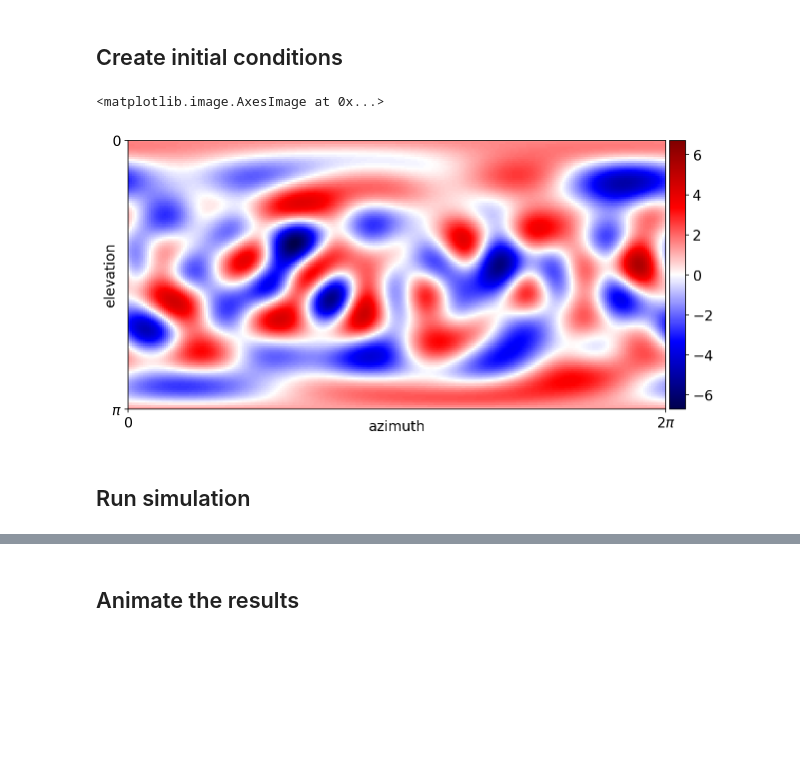
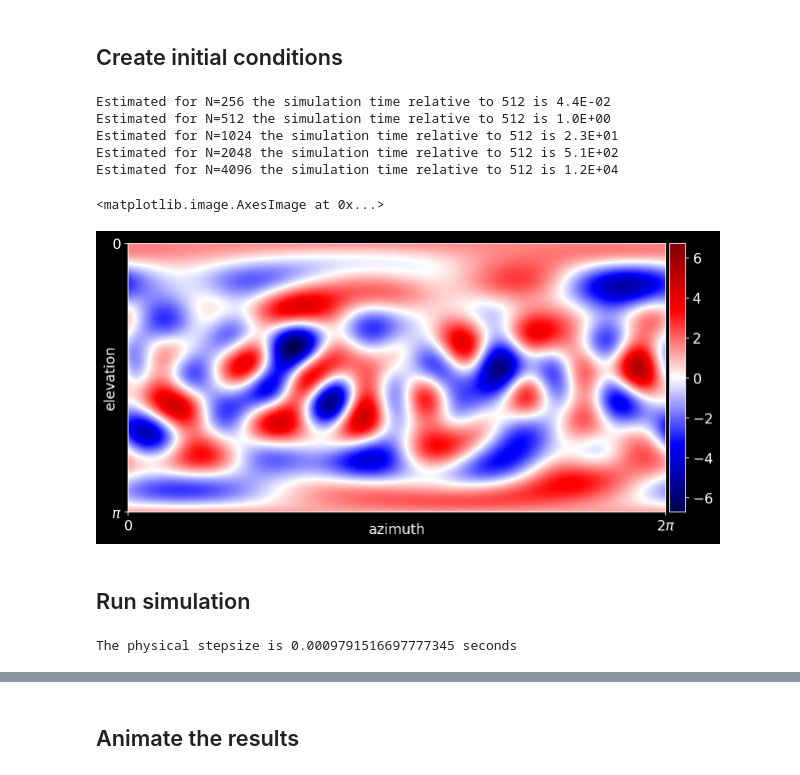
Before and after one commit to klasmodin/quflow, a Jupyter notebook: notebooks/basic-example.ipynb, the cells around one changed output, grey strips where cells are left out. Drawn from its saved outputs; the diff is of its cells as text; code cells hidden in the pictures; blank space fills up the shorter version.

Commit message:
Support for up- and downsampling in plots and animations. Also updated notebook example.

```diff
--- a/notebooks/basic-example.ipynb
+++ b/notebooks/basic-example.ipynb
@@ -5,3 +5,4 @@ import matplotlib.pyplot as plt
 import h5py
 plt.rc('figure', figsize=(10,15))
 plt.rc('font', size=14)
+plt.style.use('dark_background')
@@ -55,12 +64,21 @@ omegar = np.array([-1.94289029e-16,  9.34389008e-15,  1.68615122e-15, -1.5930918
 
 # Convert to matrix representation
 W0 = qf.shr2mat(omegar, N=N)
+# %%
+for NN in [256, 512, 1024, 2048, 4096]:
+    print( "Estimated for N={} the simulation time relative to 512 is {:.1E}".format(NN, NN**4.5/(512**4.5)) )
+# %% [output]
+Estimated for N=256 the simulation time relative to 512 is 4.4E-02
+Estimated for N=512 the simulation time relative to 512 is 1.0E+00
+Estimated for N=1024 the simulation time relative to 512 is 2.3E+01
+Estimated for N=2048 the simulation time relative to 512 is 5.1E+02
+Estimated for N=4096 the simulation time relative to 512 is 1.2E+04
 # %%
 # Plot initial conditions
-qf.plot(W0)
+qf.plot(W0, N=256)
 # %% [output]
 <matplotlib.image.AxesImage at 0x...>
-[figure, old version]
+[figure, new version]
 # %% [markdown]
 ## Run simulation
 # %%
@@ -69,5 +87,9 @@ time = 3.0 # in second
 inner_time = 0.2 # in seconds
 qstepsize = 0.2 # in qtime
+# %%
+print("The physical stepsize is",qf.qtime2seconds(qstepsize, N),"seconds")
+# %% [output]
+The physical stepsize is 0.0009791516697777345 seconds
 # %%
 # Callback data object
 mysim = qf.QuData(filename, verbatim=True)
```
Also changed, not shown: parts of 10 cells of this notebook, 2 other files.
